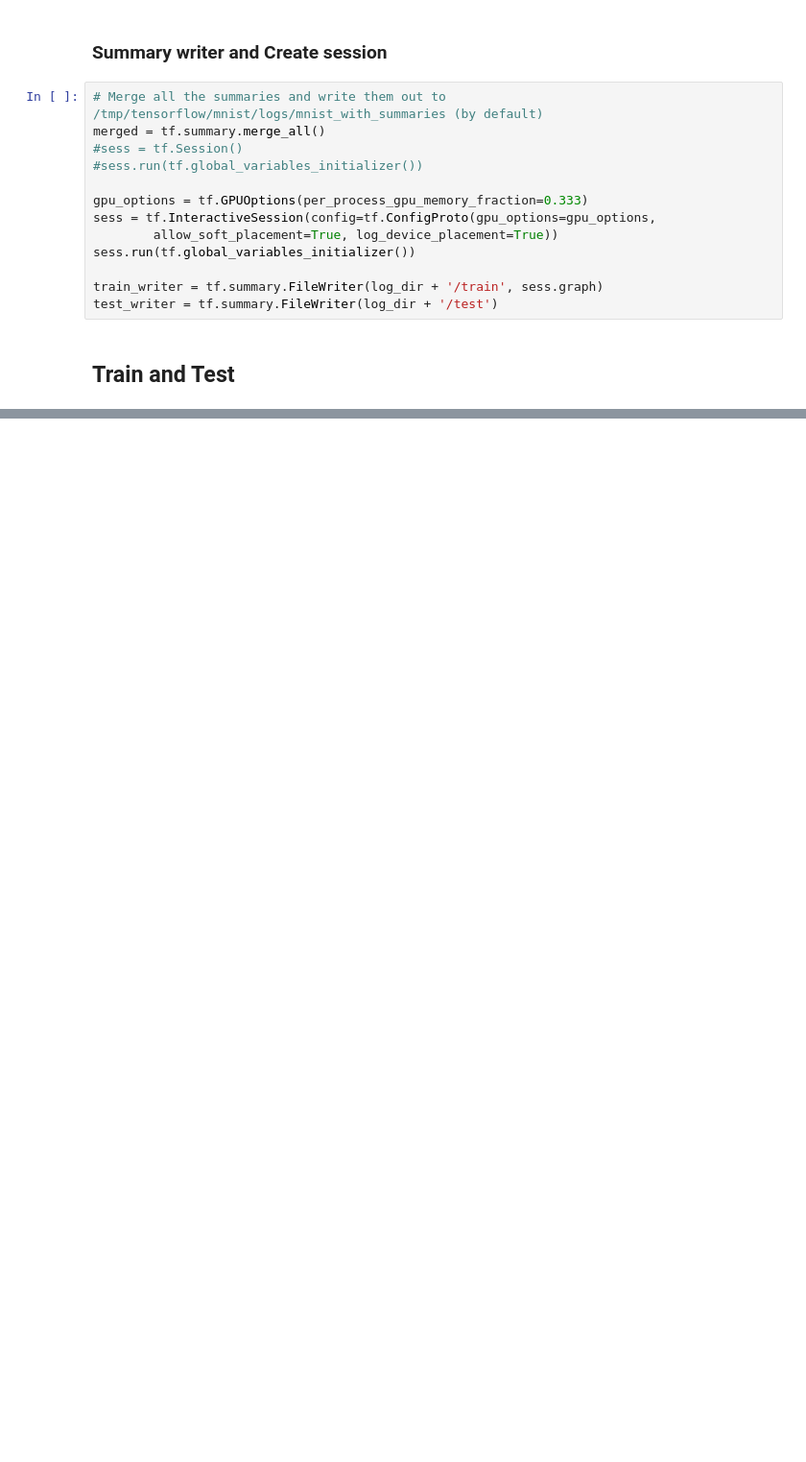
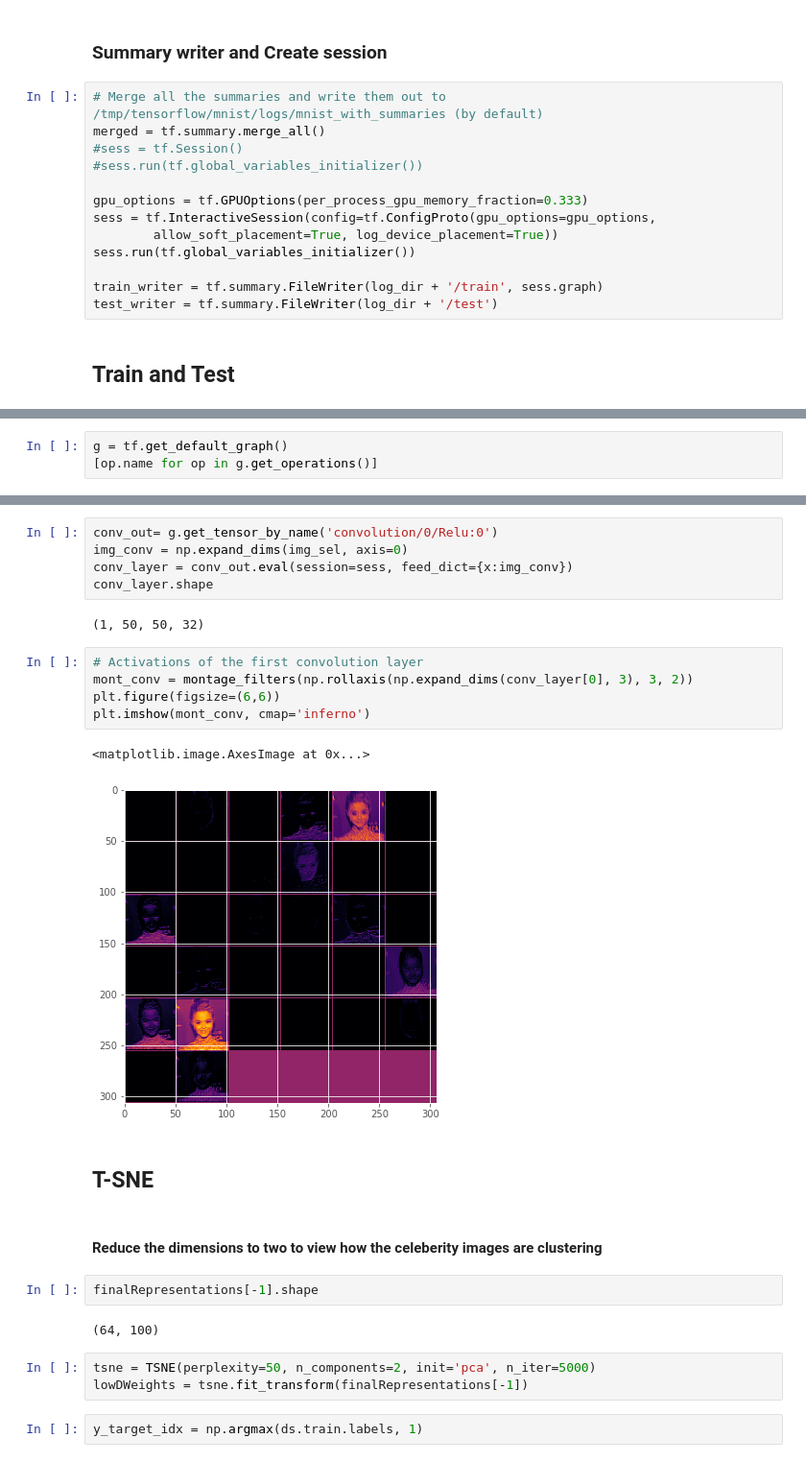
Before and after one commit to DigitalNegatives/DataScience-Celebrity-Image-Classification, a Jupyter notebook: 01_celeb_base/main.ipynb, the cells around one changed output, grey strips where cells are left out. Shown at 96% size. Saved outputs shown, nothing was run; the diff lists cells and outputs as text; blank space fills up the shorter version.

```diff
--- a/01_celeb_base/main.ipynb
+++ b/01_celeb_base/main.ipynb
@@ -344,0 +349,3 @@ Test Results by Class
+# %%
+g = tf.get_default_graph()
+[op.name for op in g.get_operations()]
@@ -344,0 +382,28 @@ Test Results by Class
+# %%
+conv_out= g.get_tensor_by_name('convolution/0/Relu:0')
+img_conv = np.expand_dims(img_sel, axis=0)
+conv_layer = conv_out.eval(session=sess, feed_dict={x:img_conv})
+conv_layer.shape
+# %% [output]
+(1, 50, 50, 32)
+# %%
+# Activations of the first convolution layer
+mont_conv = montage_filters(np.rollaxis(np.expand_dims(conv_layer[0], 3), 3, 2))
+plt.figure(figsize=(6,6))
+plt.imshow(mont_conv, cmap='inferno')
+# %% [output]
+<matplotlib.image.AxesImage at 0x...>
+[figure, added]
+# %% [markdown]
+## T-SNE
+# %% [markdown]
+#### Reduce the dimensions to two to view how the celeberity images are clustering
+# %%
+finalRepresentations[-1].shape
+# %% [output]
+(64, 100)
+# %%
+tsne = TSNE(perplexity=50, n_components=2, init='pca', n_iter=5000)
+lowDWeights = tsne.fit_transform(finalRepresentations[-1])
+# %%
+y_target_idx = np.argmax(ds.train.labels, 1)
```
Also changed, not shown: parts of 19 cells of this notebook.
